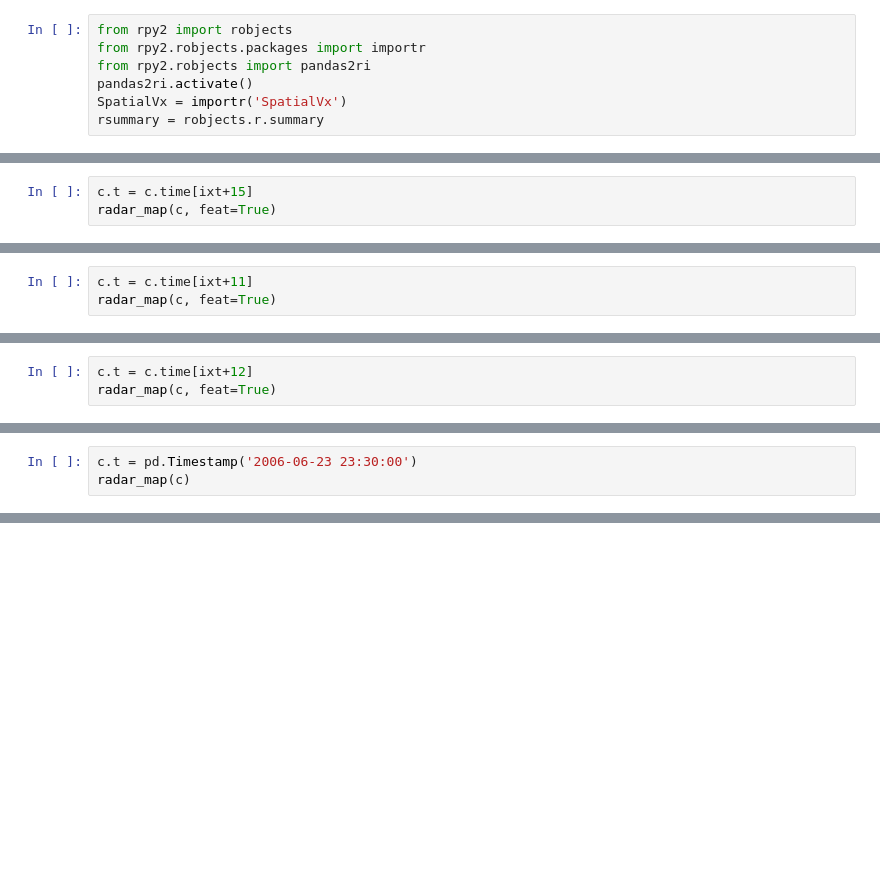
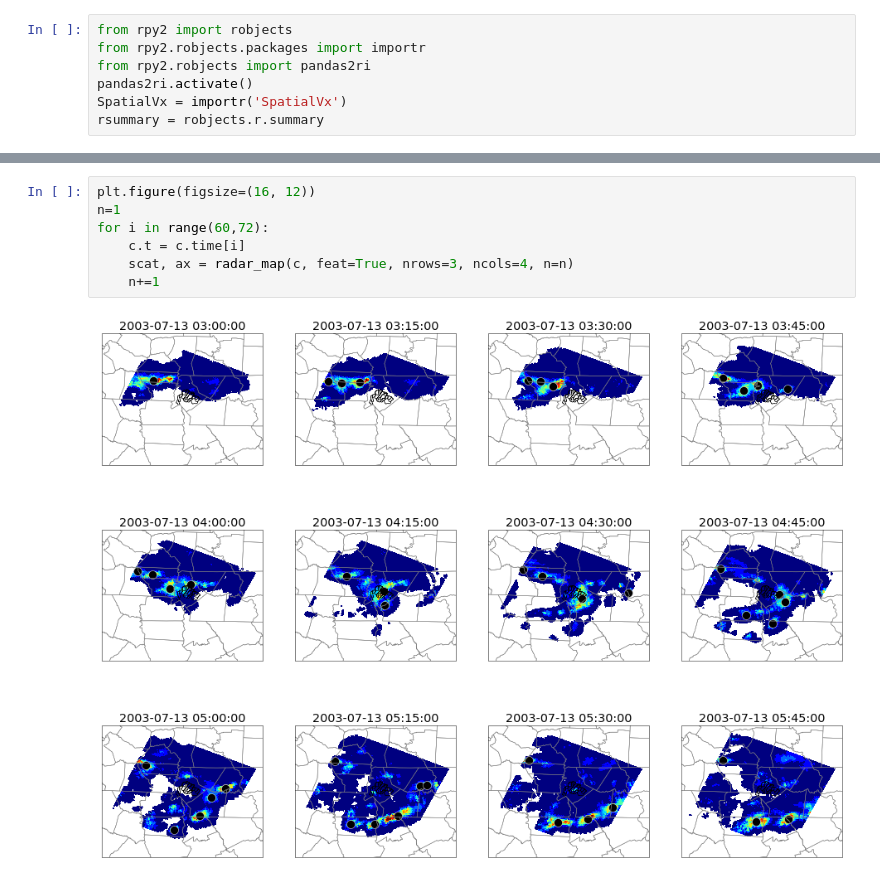
Before and after one commit to jsignell/radar-tools, a Jupyter notebook: Using SpatialVx in Python.ipynb, the cells around one changed output, grey strips where cells are left out. Drawn from its saved outputs; the diff is of its cells as text; blank space fills up the shorter version.

```diff
--- a/Using SpatialVx in Python.ipynb
+++ b/Using SpatialVx in Python.ipynb
@@ -117,3 +87,0 @@ c.t = c.time[ixt]
-# %%
-c.t = c.time[ixt+15]
-radar_map(c, feat=True)
@@ -122,3 +87,0 @@ radar_map(c, feat=True)
-# %%
-c.t = c.time[ixt+11]
-radar_map(c, feat=True)
@@ -127,3 +87,0 @@ radar_map(c, feat=True)
-# %%
-c.t = c.time[ixt+12]
-radar_map(c, feat=True)
@@ -132,3 +87,0 @@ radar_map(c, feat=True)
-# %%
-c.t = pd.Timestamp('2006-06-23 23:30:00')
-radar_map(c)
@@ -137,3 +100,12 @@ radar_map(c)
+# %%
+plt.figure(figsize=(16, 12))
+n=1
+for i in range(60,72):
+    c.t = c.time[i]
+    scat, ax = radar_map(c, feat=True, nrows=3, ncols=4, n=n)
+    n+=1
+# %% [output]
+[figure, added]
 # %%
 %matplotlib inline
 import matplotlib as mpl
```
Also changed, not shown: parts of 21 cells of this notebook.
